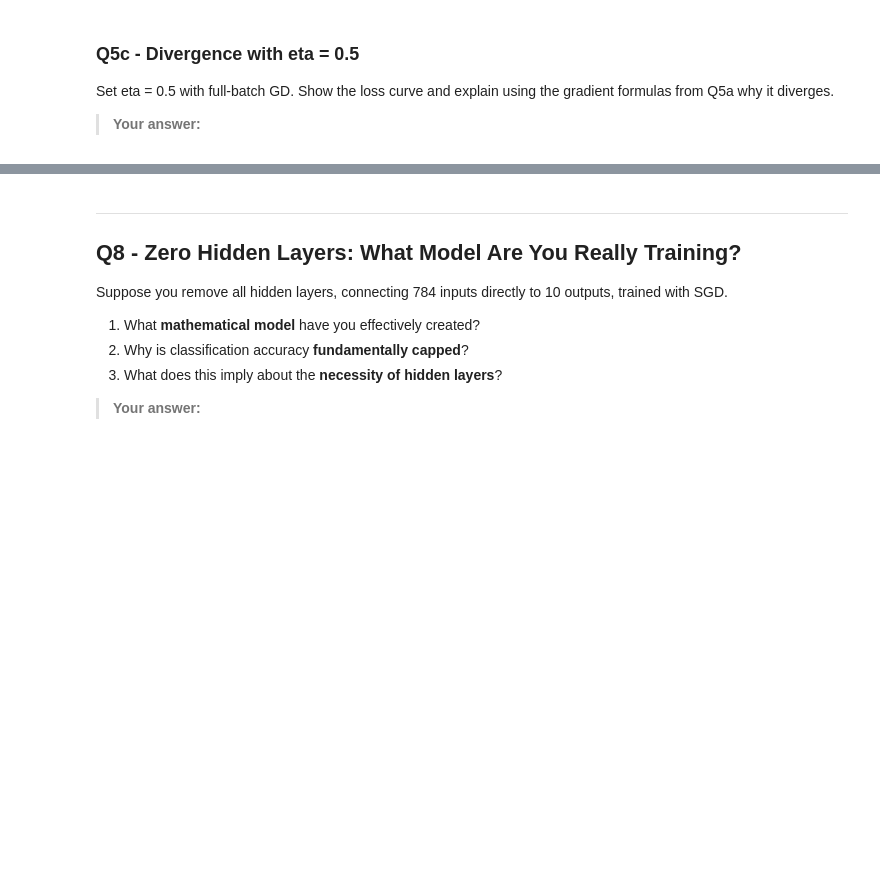
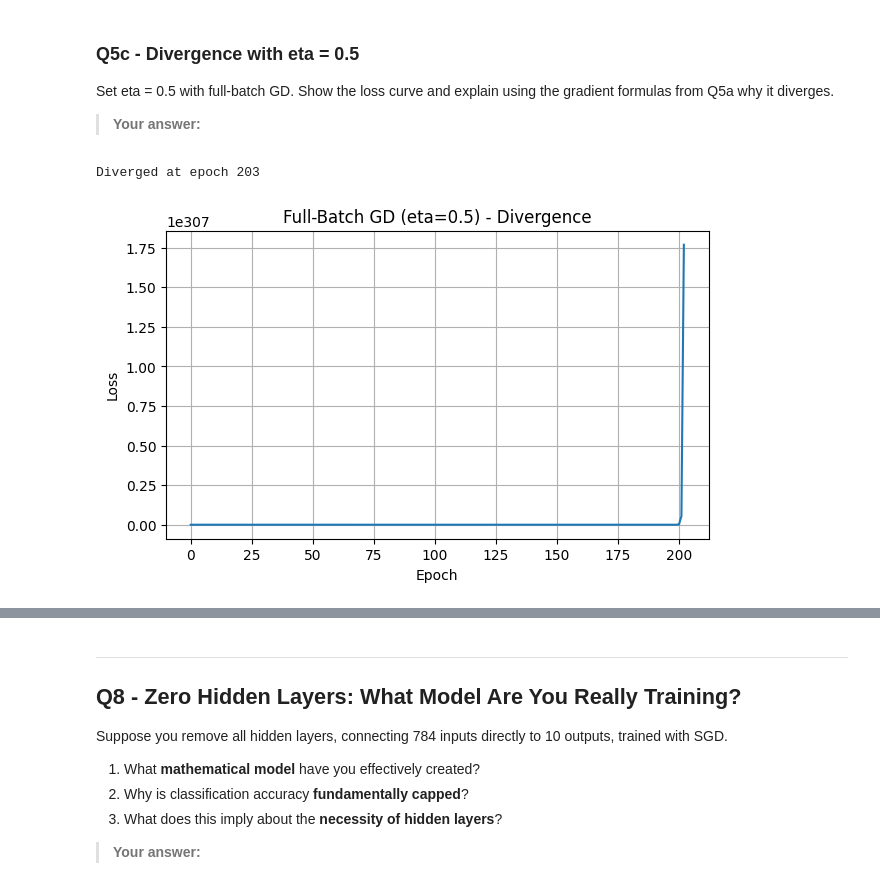
Before and after one commit to Stamatics-NumberstoNeurons/assignment2-Dhroobh147, a Jupyter notebook: Assignment_2_N2N.ipynb, the cells around one changed output, grey strips where cells are left out. Cells and saved outputs as stored; diff of their text form; code cells hidden in the pictures; blank space fills up the shorter version.

```diff
--- a/Assignment_2_N2N.ipynb
+++ b/Assignment_2_N2N.ipynb
@@ -373,23 +382,32 @@ Set eta = 0.5 with full-batch GD. Show the loss curve and explain using the grad
 > **Your answer:**
 # %%
 w, b = 0.0, 0.0
+eta = 0.5
 losses_div = []
 
-for epoch in range(50):
+for epoch in range(250):
     # TODO: full-batch GD with eta=0.5
-    loss = None
+    y_pred = w * x_train + b
+    loss = np.mean((y_pred - y_train)**2)
+    dw = np.mean(2 * (y_pred - y_train) * x_train)
+    db = np.mean(2 * (y_pred - y_train))
+    w = w - eta * dw
+    b = b - eta * db
     losses_div.append(loss)
     if loss is not None and not np.isfinite(loss):
         print(f'Diverged at epoch {epoch}')
         break
 
 plt.figure(figsize=(7, 4))
 plt.plot(losses_div)
 plt.xlabel('Epoch')
 plt.ylabel('Loss')
 plt.title('Full-Batch GD (eta=0.5) - Divergence')
 plt.grid(True)
 plt.show()
+# %% [output]
+Diverged at epoch 203
+[figure, added]
 # %% [markdown]
 ---
 ## Q6 - One-Hot to 4-Bit Binary Encoding Layer
```
Also changed, not shown: parts of 8 cells of this notebook.
